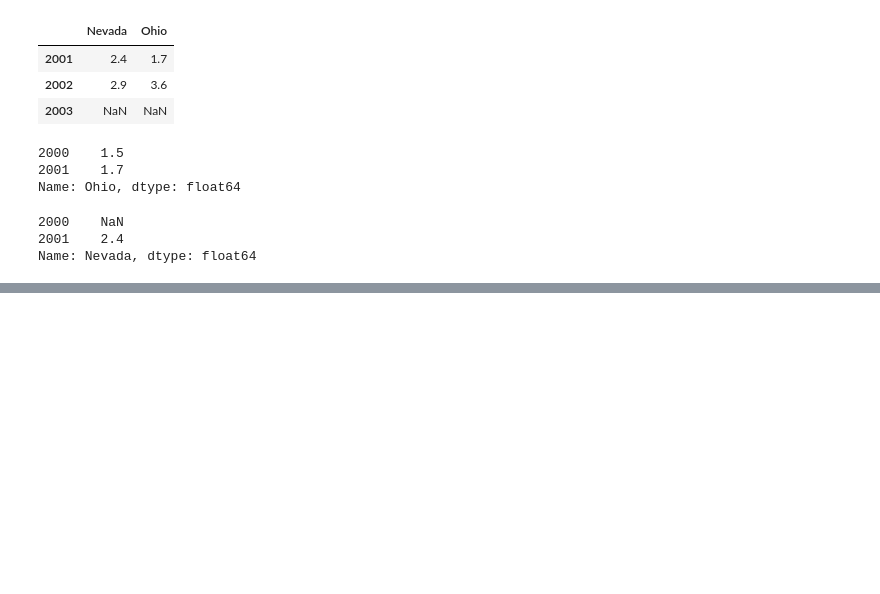
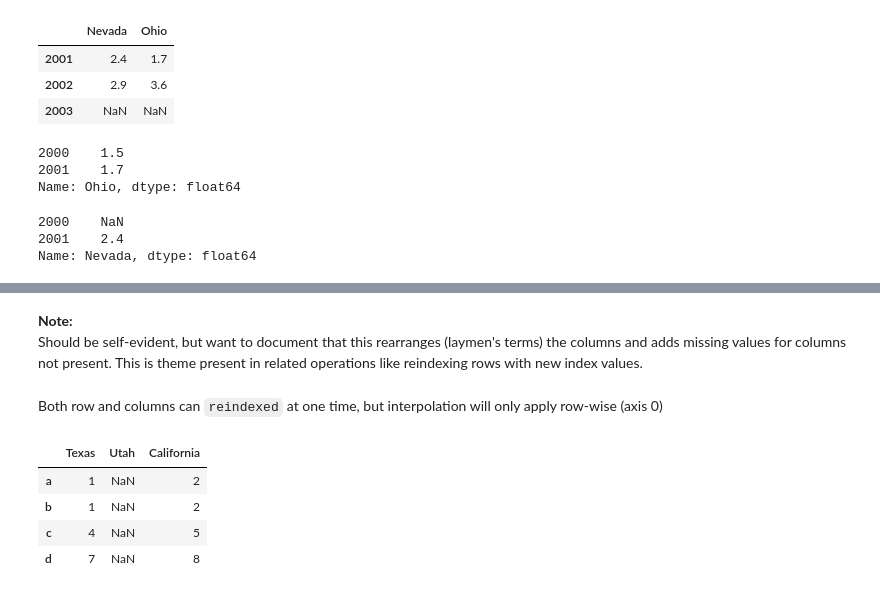
Before and after one commit to rerwin21/python_for_data_analysis, a Jupyter notebook: Chap_5.ipynb, the cells around one changed output, grey strips where cells are left out. Saved outputs shown, nothing was run; the diff lists cells and outputs as text; code cells hidden in the pictures; blank space fills up the shorter version.

```diff
--- a/Chap_5.ipynb
+++ b/Chap_5.ipynb
@@ -458,0 +605,17 @@ Name: Nevada, dtype: float64
+# %% [markdown]
+**Note:** <br>
+Should be self-evident, but want to document that this rearranges (laymen's terms) the columns and adds missing values for columns not present. This is theme present in related operations like reindexing rows with new index values.
+# %% [markdown]
+Both row and columns can `reindexed` at one time, but interpolation will only apply row-wise (axis 0)
+# %%
+# reindex both row and column and do some interpolating via forward fill
+# previous frame didn't have a 'b' index, so the value of 'a' should feed forward
+frame.reindex(index=['a', 'b', 'c', 'd'],
+            method='ffill',
+            columns=states)
+# %% [output]
+|  | Texas | Utah | California |
+| a | 1 | NaN | 2 |
+| b | 1 | NaN | 2 |
+| c | 4 | NaN | 5 |
+| d | 7 | NaN | 8 |
```
Also changed, not shown: parts of 21 cells of this notebook.
